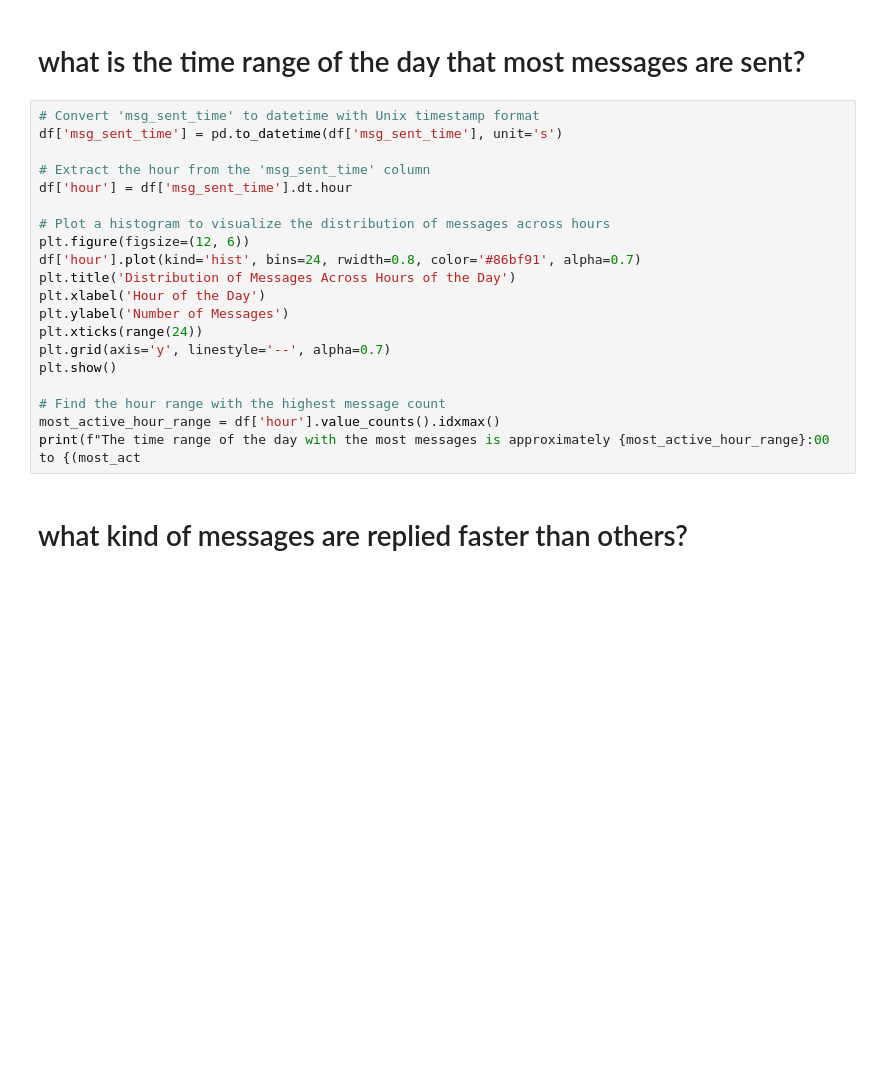
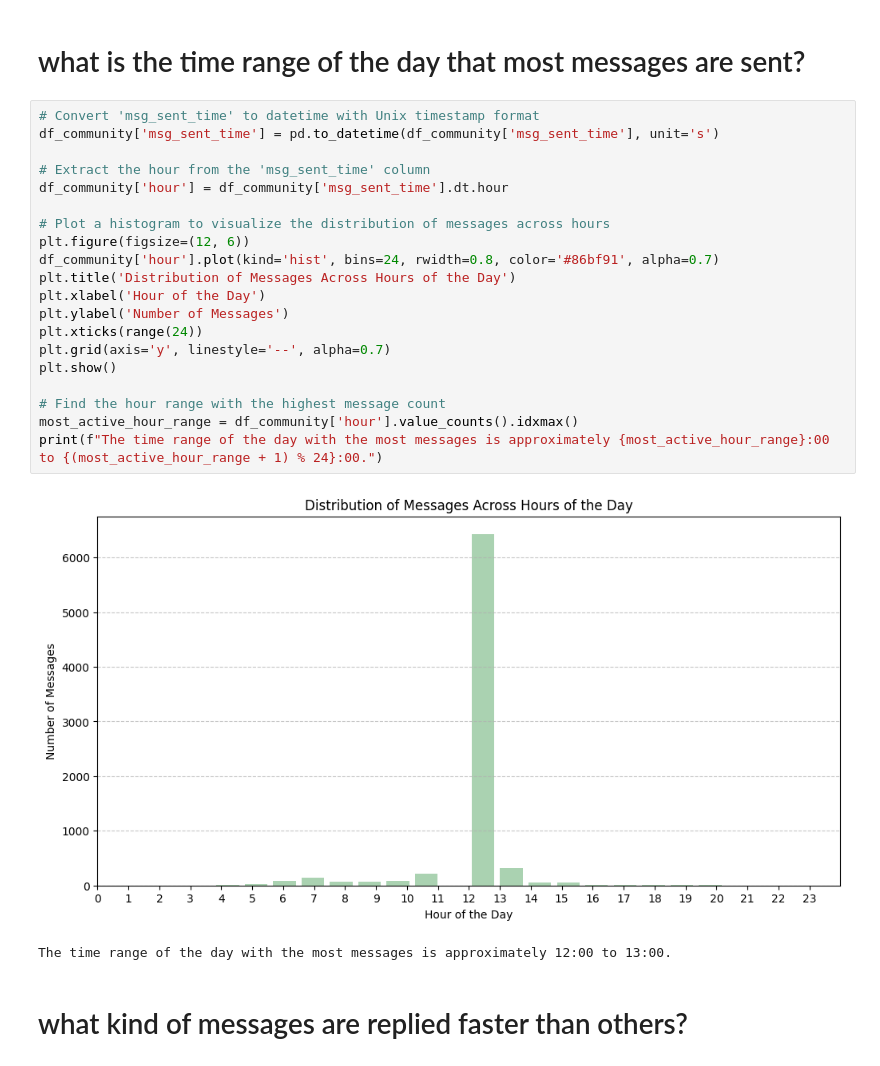
Before and after one commit to olaniSiyum/week0-starter-network-analysis, a Jupyter notebook: notebooks/parse_slack_data.ipynb, the cells around one changed output. Cells and saved outputs as stored; diff of their text form; blank space fills up the shorter version.

Commit message:
visualize time range for most messages

```diff
--- a/notebooks/parse_slack_data.ipynb
+++ b/notebooks/parse_slack_data.ipynb
@@ -279,24 +279,27 @@ plt.show()
 # what is the time range of the day that most messages are sent?
 # %%
 # Convert 'msg_sent_time' to datetime with Unix timestamp format
-df['msg_sent_time'] = pd.to_datetime(df['msg_sent_time'], unit='s')
+df_community['msg_sent_time'] = pd.to_datetime(df_community['msg_sent_time'], unit='s')
 
 # Extract the hour from the 'msg_sent_time' column
-df['hour'] = df['msg_sent_time'].dt.hour
+df_community['hour'] = df_community['msg_sent_time'].dt.hour
 
 # Plot a histogram to visualize the distribution of messages across hours
 plt.figure(figsize=(12, 6))
-df['hour'].plot(kind='hist', bins=24, rwidth=0.8, color='#86bf91', alpha=0.7)
+df_community['hour'].plot(kind='hist', bins=24, rwidth=0.8, color='#86bf91', alpha=0.7)
 plt.title('Distribution of Messages Across Hours of the Day')
 plt.xlabel('Hour of the Day')
 plt.ylabel('Number of Messages')
 plt.xticks(range(24))
 plt.grid(axis='y', linestyle='--', alpha=0.7)
 plt.show()
 
 # Find the hour range with the highest message count
-most_active_hour_range = df['hour'].value_counts().idxmax()
-print(f"The time range of the day with the most messages is approximately {most_active_hour_range}:00 to {(most_act
+most_active_hour_range = df_community['hour'].value_counts().idxmax()
+print(f"The time range of the day with the most messages is approximately {most_active_hour_range}:00 to {(most_active_hour_range + 1) % 24}:00.")
+# %% [output]
+[figure, added]
+The time range of the day with the most messages is approximately 12:00 to 13:00.
 # %% [markdown]
 # what kind of messages are replied faster than others?
 # %%
```
